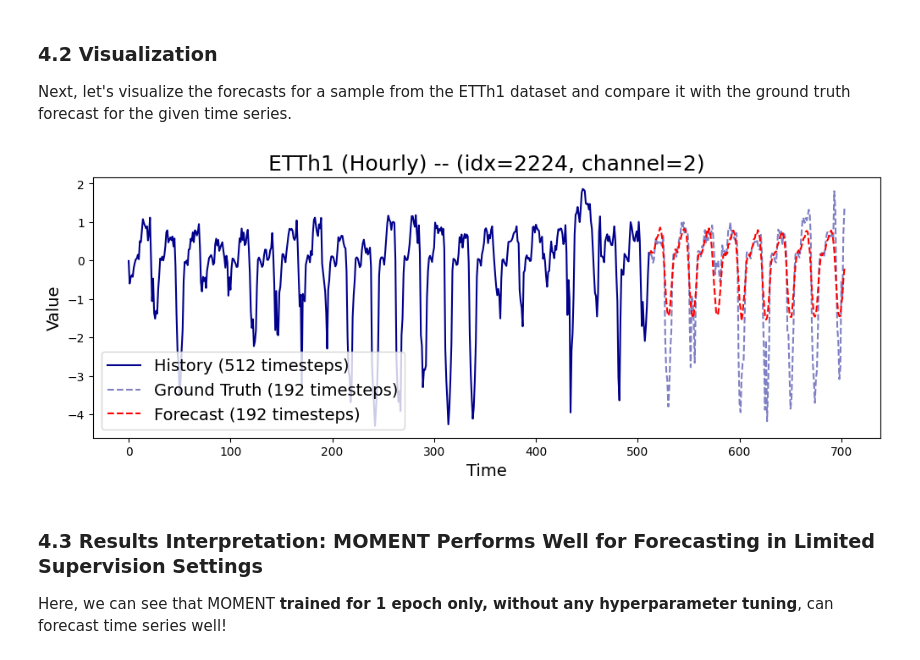
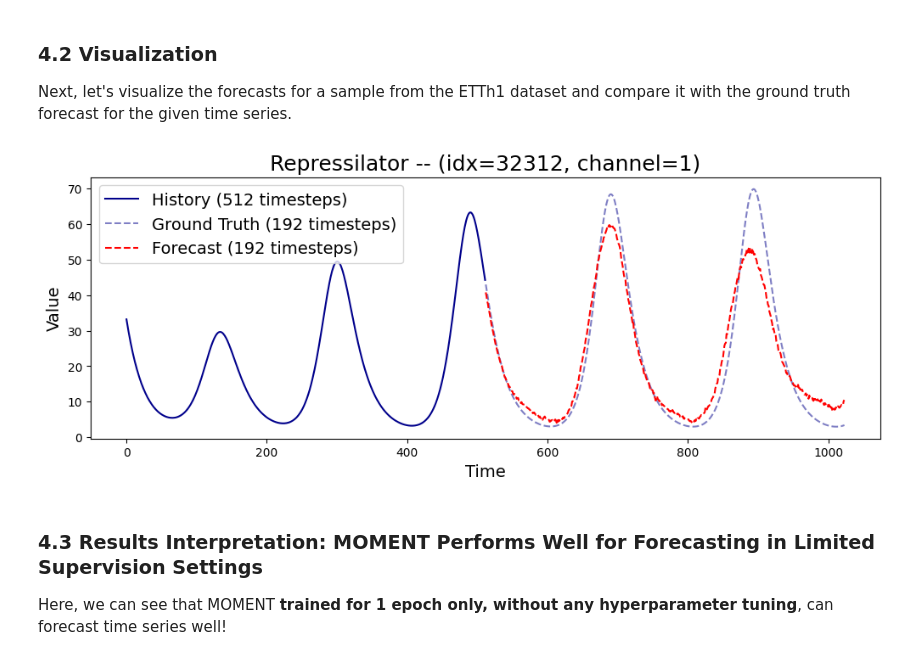
Before and after one commit to csynbiosys/transformer-physx, a Jupyter notebook: examples/Repressilator_with_6_dimensions/Repressilator_Using_MOMENT.ipynb, the cells around one changed output. Cells and saved outputs as stored; diff of their text form; code cells hidden in the pictures.

```diff
--- a/examples/Repressilator_with_6_dimensions/Repressilator_Using_MOMENT.ipynb
+++ b/examples/Repressilator_with_6_dimensions/Repressilator_Using_MOMENT.ipynb
@@ -53,7 +55,7 @@ model = MOMENTPipeline.from_pretrained(
     "AutonLab/MOMENT-1-large",
     model_kwargs={
         'task_name': 'forecasting',
-        'forecast_horizon': 192,
+        'forecast_horizon': 102,
         'head_dropout': 0.1,
         'weight_decay': 0,
         'freeze_encoder': True, # Freeze the patch embedding layer
@@ -236,4 +348,6 @@ from momentfm.utils.forecasting_metrics import get_forecasting_metrics
 # %%
+
+# This is informer dataset for 512 context and 512 forecasting horizon
 from typing import Optional
 
 import numpy as np
@@ -246,7 +360,7 @@ class InformerDataset:
         self,
         forecast_horizon: Optional[int] = 192,
         data_split: str = "train",
-        data_stride_len: int = 80,
+        data_stride_len: int = 1,
         task_name: str = "forecasting",
         random_seed: int = 42,
     ):
@@ -269,8 +383,8 @@ class InformerDataset:
 
         self.seq_len = 512
         self.forecast_horizon = forecast_horizon
-        self.full_file_path_and_name = "./data/Repressilator_training.csv"
-        self.validation_data ="./data/Repressilator_validation.csv"
+        self.full_file_path_and_name = "/home/mohammed/transformer-physx/data/Repressilator/One_Parameter/Repressilator_training.csv"
+        self.validation_data ="/home/mohammed/transformer-physx/data/Repressilator/One_Parameter/Repressilator_validation.csv"
         self.data_split = data_split
         self.data_stride_len = data_stride_len
         self.task_name = task_name
@@ -300,8 +414,8 @@ class InformerDataset:
         self.length_timeseries = self.data.shape[0]
 
     def __getitem__(self, index):
-        x = (index // 4)* 1024
-        y = (index % 4)* self.data_stride_len
+        x = index* 1024
+        y = index* self.data_stride_len
         seq_start = x+y
         seq_end = seq_start + self.seq_len
         input_mask = np.ones(self.seq_len)
@@ -341,11 +565,11 @@ class InformerDataset:
 control_randomness(seed=13)
 
 # Load data
-train_dataset = InformerDataset(data_split="train", random_seed=13, forecast_horizon=192)
-train_loader = DataLoader(train_dataset, batch_size=8, shuffle=False)
+train_dataset = InformerDataset(data_split="train", random_seed=13, forecast_horizon=102)
+train_loader = DataLoader(train_dataset, batch_size=8, shuffle=True)
 
-test_dataset = InformerDataset(data_split="test", random_seed=13, forecast_horizon=192)
-test_loader = DataLoader(test_dataset, batch_size=8, shuffle=False)
+test_dataset = InformerDataset(data_split="test", random_seed=13, forecast_horizon=102)
+test_loader = DataLoader(test_dataset, batch_size=8, shuffle=True)
 # %%
 
 criterion = torch.nn.MSELoss()
@@ -354,7 +578,7 @@ optimizer = torch.optim.Adam(model.parameters(), lr=1e-4)
 device = torch.device("cuda" if torch.cuda.is_available() else "cpu")
 
 cur_epoch = 0
-max_epoch = 5
+max_epoch = 1
 
 # Move the model to the GPU
 model = model.to(device)
@@ -450,35 +671,35 @@ Next, let's visualize the forecasts for a sample from the ETTh1 dataset and comp
 # %%
 import matplotlib.pyplot as plt
 
 # Assuming histories, trues, and preds are your lists containing the data
 # Extracting the first data point
 
-channel_idx = np.random.randint(0, 7) # There are 7 channels in this dataset
+channel_idx = np.random.randint(0, 6) # There are 7 channels in this dataset
 time_index = np.random.randint(0, trues.shape[0])
 
 history = histories[time_index, channel_idx, :]
 true = trues[time_index, channel_idx, :]
 pred = preds[time_index, channel_idx, :]
 
 plt.figure(figsize=(12, 4))
 
 # Plotting the first time series from history
 plt.plot(range(len(history)), history, label='History (512 timesteps)', c='darkblue')
 
 # Plotting ground truth and prediction
 num_forecasts = len(true)
 
 offset = len(history)
 plt.plot(range(offset, offset + len(true)), true, label='Ground Truth (192 timesteps)', color='darkblue', linestyle='--', alpha=0.5)
 plt.plot(range(offset, offset + len(pred)), pred, label='Forecast (192 timesteps)', color='red', linestyle='--')
 
-plt.title(f"ETTh1 (Hourly) -- (idx={time_index}, channel={channel_idx})", fontsize=18)
+plt.title(f"Repressilator -- (idx={time_index}, channel={channel_idx})", fontsize=18)
 plt.xlabel('Time', fontsize=14)
 plt.ylabel('Value', fontsize=14)
 plt.legend(fontsize=14)
 plt.show()
 # %% [output]
-[figure, old version]
+[figure, new version]
 # %% [markdown]
 ### 4.3 Results Interpretation: MOMENT Performs Well for Forecasting in Limited Supervision Settings
 
```
Also changed, not shown: parts of 11 cells of this notebook.
